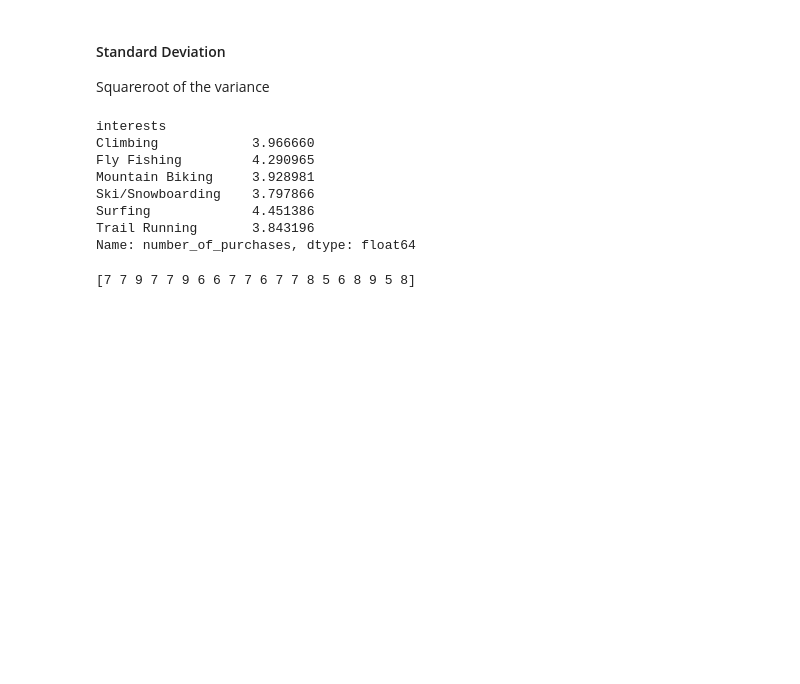
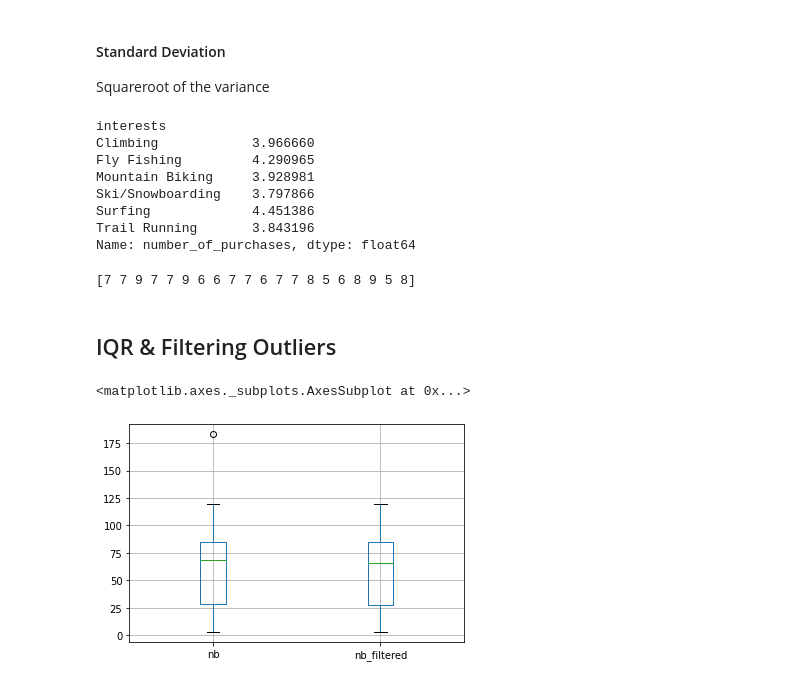
Before and after one commit to josh-rodriguez/data-analysis-toolkit, a Jupyter notebook: Exploratory Data Analysis.ipynb, the cells around one changed output. Drawn from its saved outputs; the diff is of its cells as text; code cells hidden in the pictures; blank space fills up the shorter version.

```diff
--- a/Exploratory Data Analysis.ipynb
+++ b/Exploratory Data Analysis.ipynb
@@ -18,12 +20,6 @@ print(df.shape)
 4  1553        NaN                     False  Fly Fishing                   10
 (1000, 5)
 # %%
-# plotting with seaborn
-sns.set() #default settings
-plt.hist(df['number_of_purchases'])
-plt.xlabel('number of purchases')
-plt.ylabel('customers')
-plt.show()
 
 # setting bin edges
 bin_edges = [0,5,10,15,20,25,30,35]
@@ -184,3 +180,30 @@ print(pur_values[0:20])
 # np.savetxt('data/purchases.csv', pur_values, delimiter=",")
 # %% [output]
 [7 7 9 7 7 9 6 6 7 7 6 7 7 8 5 6 8 9 5 8]
+# %% [markdown]
+## IQR & Filtering Outliers
+# %%
+# Some test data
+np.random.seed(33454)
+df = (
+    # A standard distribution
+    pd.DataFrame({'nb': np.random.randint(0, 100, 20)})
+        # Adding some outliers
+        .append(pd.DataFrame({'nb': np.random.randint(100, 200, 2)}))
+        # Reseting the index
+        .reset_index(drop=True)
+    )
+
+# Computing IQR
+Q1 = df['nb'].quantile(0.25)
+Q3 = df['nb'].quantile(0.75)
+IQR = Q3 - Q1
+
+# Filtering Values between Q1-1.5IQR and Q3+1.5IQR
+filtered = df.query('(@Q1 - 1.5 * @IQR) <= nb <= (@Q3 + 1.5 * @IQR)')
+
+# Ploting the result to check the difference
+df.join(filtered, rsuffix='_filtered').boxplot()
+# %% [output]
+<matplotlib.axes._subplots.AxesSubplot at 0x...>
+[figure, added]
```
Also changed, not shown: parts of 2 cells of this notebook, 4 other files.
